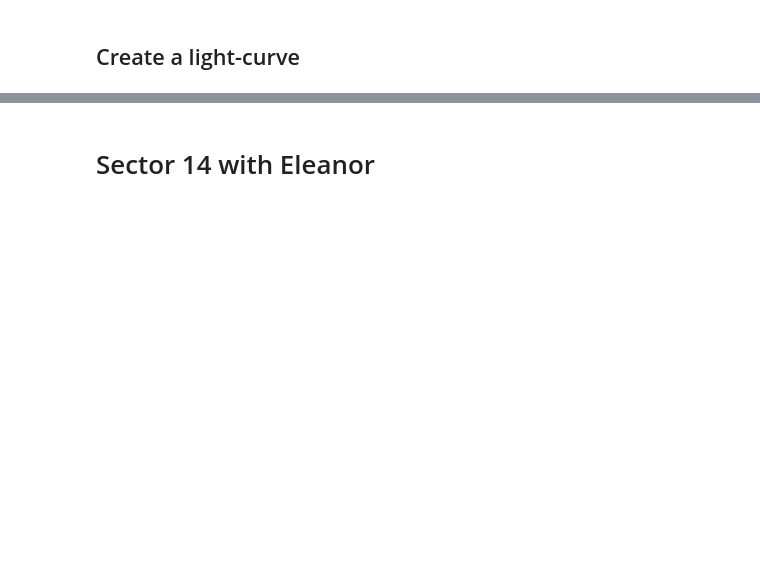
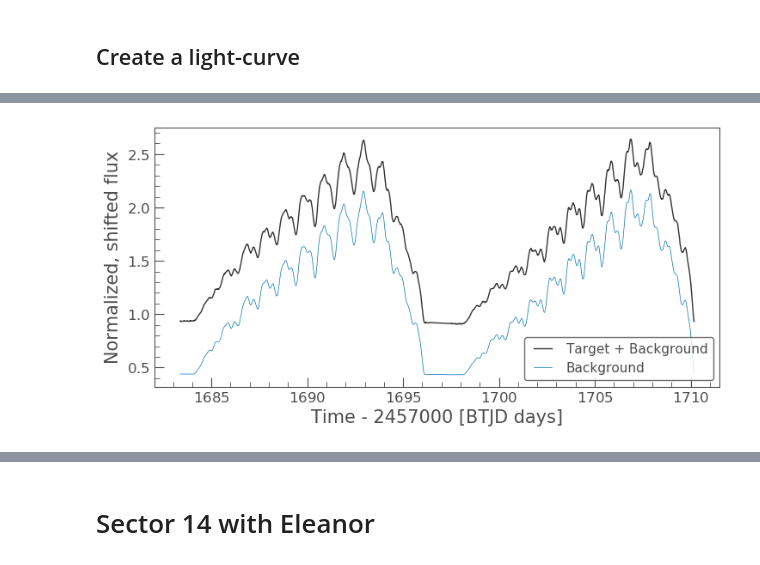
Before and after one commit to manuelmarcano22/TESSOutburst, a Jupyter notebook: KL Dra.ipynb, the cells around one changed output, grey strips where cells are left out. Drawn from its saved outputs; the diff is of its cells as text; code cells hidden in the pictures; blank space fills up the shorter version.

```diff
--- a/KL Dra.ipynb
+++ b/KL Dra.ipynb
@@ -62,10 +94,12 @@ background_estimate_lc = background_lc_per_pixel * n_target_pixels
 # %%
 
 
 common_normalization = np.nanpercentile(target_lc.flux, 10)
 ax = (target_lc / common_normalization).plot(normalize=False, label='Target + Background', lw=1);
-(background_estimate_lc / common_normalization +1).plot(ax=ax, normalize=False, label='Background',
+(background_estimate_lc / common_normalization +0).plot(ax=ax, normalize=False, label='Background',
                                                         ylabel='Normalized, shifted flux');
+# %% [output]
+[figure, added]
 # %%
 corrected_lc = target_lc - background_estimate_lc.flux
 corrected_lc.plot();
```
Also changed, not shown: parts of 16 cells of this notebook, 7 other files.
